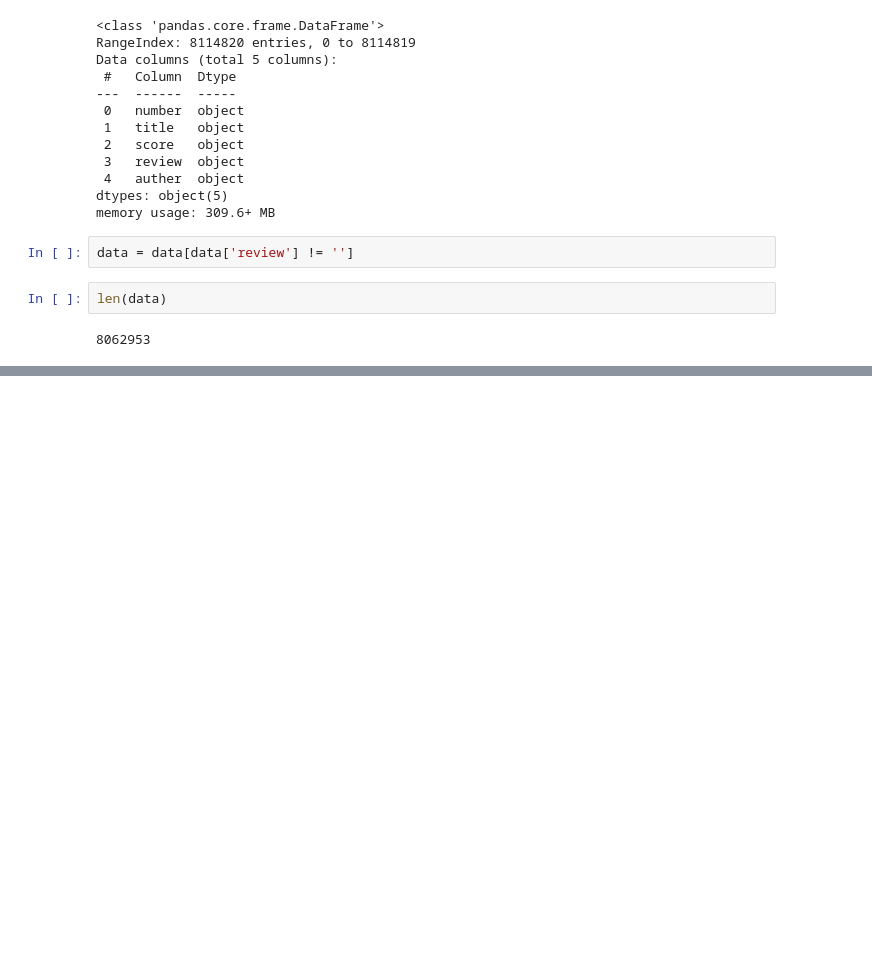
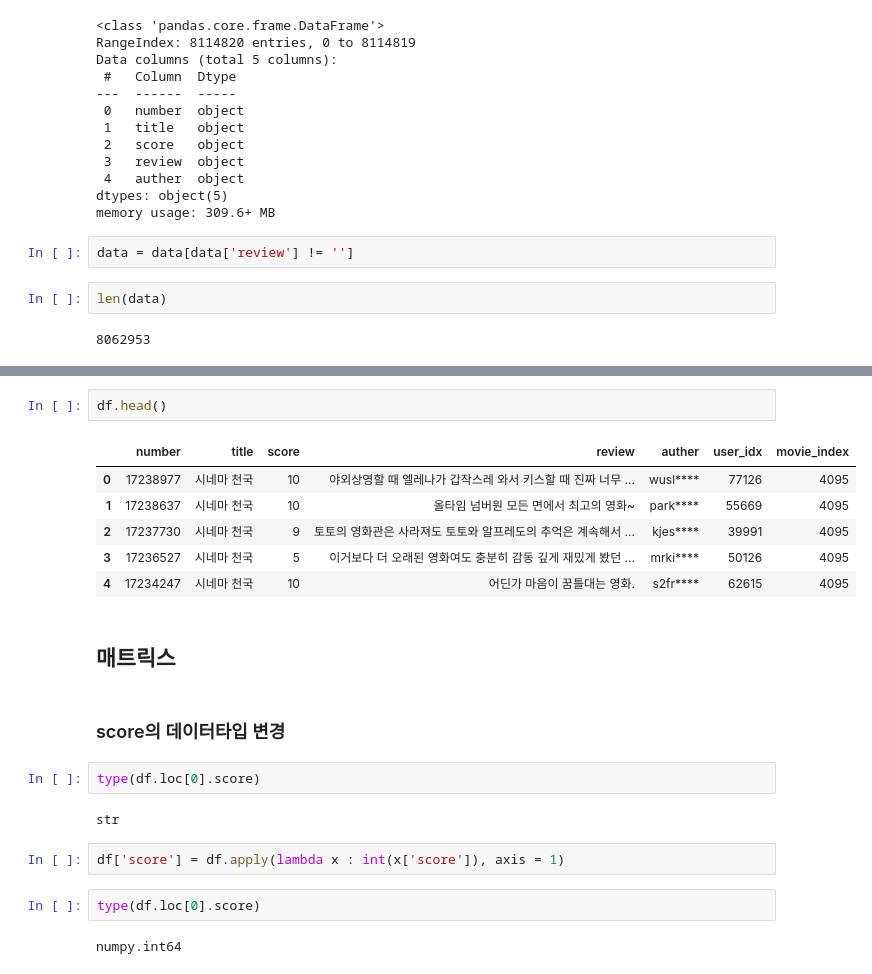
Before and after one commit to Daikoku1/Novel_Recommendation, a Jupyter notebook: 데이터/데이터 매트릭스 생성.ipynb, the cells around one changed output, grey strips where cells are left out. Cells and saved outputs as stored; diff of their text form; blank space fills up the shorter version.

```diff
--- a/데이터/데이터 매트릭스 생성.ipynb
+++ b/데이터/데이터 매트릭스 생성.ipynb
@@ -167,0 +180,23 @@ array([[1, 1, 1, ..., 1, 1, 1],
+# %%
+df.head()
+# %% [output]
+|  | number | title | score | review | auther | user_idx | movie_index |
+| 0 | 17238977 | 시네마 천국 | 10 | 야외상영할 때 엘레나가 갑작스레 와서 키스할 때 진짜 너무 ... | wusl**** | 77126 | 4095 |
+| 1 | 17238637 | 시네마 천국 | 10 | 올타임 넘버원 모든 면에서 최고의 영화~ | park**** | 55669 | 4095 |
+| 2 | 17237730 | 시네마 천국 | 9 | 토토의 영화관은 사라져도 토토와 알프레도의 추억은 계속해서 ... | kjes**** | 39991 | 4095 |
+| 3 | 17236527 | 시네마 천국 | 5 | 이거보다 더 오래된 영화여도 충분히 감동 깊게 재밌게 봤던 ... | mrki**** | 50126 | 4095 |
+| 4 | 17234247 | 시네마 천국 | 10 | 어딘가 마음이 꿈틀대는 영화. | s2fr**** | 62615 | 4095 |
+# %% [markdown]
+## 매트릭스
+# %% [markdown]
+### score의 데이터타입 변경
+# %%
+type(df.loc[0].score)
+# %% [output]
+str
+# %%
+df['score'] = df.apply(lambda x : int(x['score']), axis = 1)
+# %%
+type(df.loc[0].score)
+# %% [output]
+numpy.int64
```
Also changed, not shown: parts of 49 cells of this notebook.
